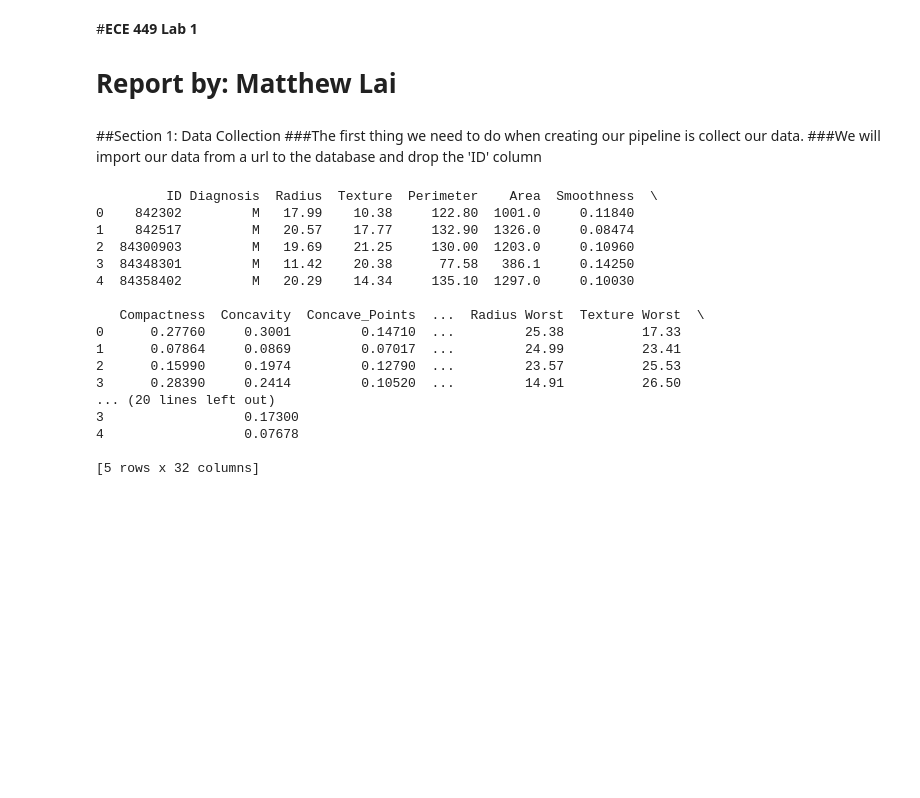
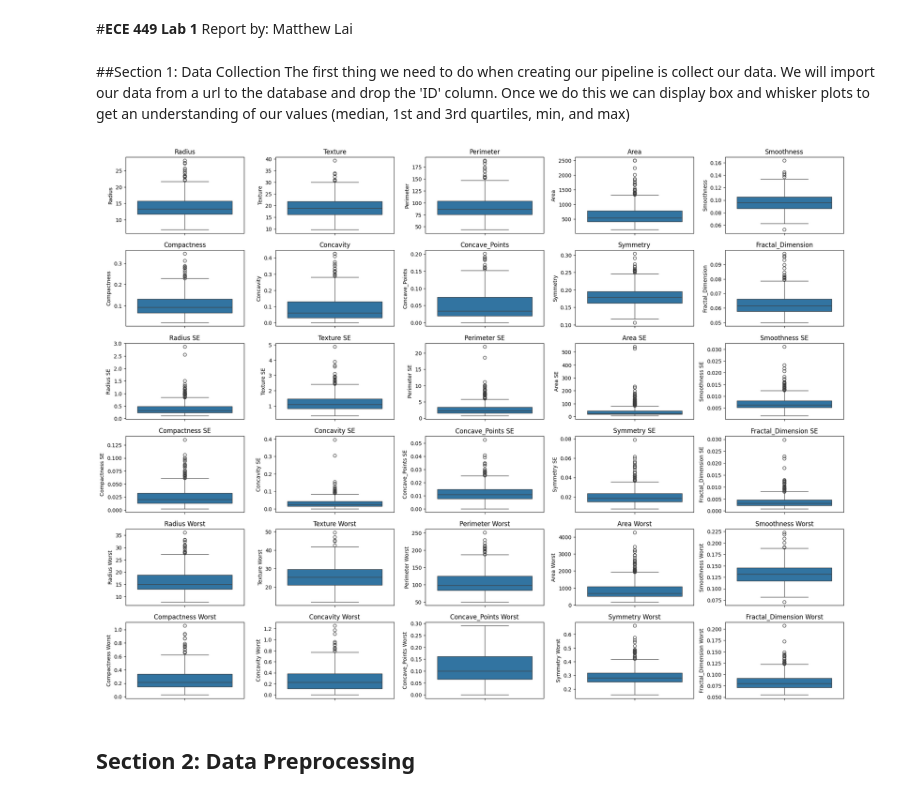
Before and after one commit to matthewlai12/ECE-Lab, a Jupyter notebook: ECE449Lab1.ipynb, the cells around one changed output. Cells and saved outputs as stored; diff of their text form; code cells hidden in the pictures; blank space fills up the shorter version.

```diff
--- a/ECE449Lab1.ipynb
+++ b/ECE449Lab1.ipynb
@@ -2,43 +2,49 @@
 <a href="https://colab.research.google.com/github/matthewlai12/ECE-Lab/blob/main/ECE449Lab1.ipynb" target="_parent"><img src="https://colab.research.google.com/assets/colab-badge.svg" alt="Open In Colab"/></a>
 # %% [markdown]
 #**ECE 449 Lab 1**
-# Report by: Matthew Lai
+Report by: Matthew Lai
 # %% [markdown]
 ##Section 1: Data Collection
-###The first thing we need to do when creating our pipeline is collect our data.
-###We will import our data from a url to the database and drop the 'ID' column
+The first thing we need to do when creating our pipeline is collect our data. We will import our data from a url to the database and drop the 'ID' column. Once we do this we can display box and whisker plots to get an understanding of our values (median, 1st and 3rd quartiles, min, and max)
 # %%
 import pandas as pd
+import seaborn as sns
+import matplotlib.pyplot as plt
 
 
 # DATA COLLECTION:
 # We need to load the dataset in order to prepare it
 # Imported by reading the data csv file from the source
 
 # URL for the dataset
 url = "https://archive.ics.uci.edu/ml/machine-learning-databases/breast-cancer-wisconsin/wdbc.data"
-# We will create our columns to begin sorting the data
+# We will create our columns to begin sorting the data, and name them based on the names (mean, standard error, worst value)
 columns = ['ID', 'Diagnosis', 'Radius', 'Texture', 'Perimeter', 'Area', 'Smoothness', 'Compactness', 'Concavity', 'Concave_Points', 'Symmetry', 'Fractal_Dimension',
            'Radius SE', 'Texture SE', 'Perimeter SE', 'Area SE', 'Smoothness SE', 'Compactness SE', 'Concavity SE', 'Concave_Points SE', 'Symmetry SE', 'Fractal_Dimension SE',
            'Radius Worst', 'Texture Worst', 'Perimeter Worst', 'Area Worst', 'Smoothness Worst', 'Compactness Worst', 'Concavity Worst', 'Concave_Points Worst', 'Symmetry Worst', 'Fractal_Dimension Worst']
 data = pd.read_csv(url, header=None, names=columns)
 
-print(data.head())
+# In order to get rid of the ID columm, we will drop it
+data = data.drop('ID', axis=1)
+
+# We do not want to plot the Diagnosis, so we will drop this column and create a new dataset without it
+features = data.drop('Diagnosis', axis=1)
+
+# Set up the grid for 30 box plots (6 rows, 5 columns)
+fig, axes = plt.subplots(6, 5, figsize=(20, 15))
+
+# Flatten the axes array for easier iteration
+axes = axes.flatten()
+
+# Plot each feature individually
+for i, col in enumerate(features.columns):
+    sns.boxplot(data=features[col], ax=axes[i])
+    axes[i].set_title(col)
+
+# Adjust layout to avoid overlap
+plt.tight_layout()
+plt.show()
 # %% [output]
-         ID Diagnosis  Radius  Texture  Perimeter    Area  Smoothness  \
-0    842302         M   17.99    10.38     122.80  1001.0     0.11840
-1    842517         M   20.57    17.77     132.90  1326.0     0.08474
-2  84300903         M   19.69    21.25     130.00  1203.0     0.10960
-3  84348301         M   11.42    20.38      77.58   386.1     0.14250
-4  84358402         M   20.29    14.34     135.10  1297.0     0.10030
-
-   Compactness  Concavity  Concave_Points  ...  Radius Worst  Texture Worst  \
-0      0.27760     0.3001         0.14710  ...         25.38          17.33
-1      0.07864     0.0869         0.07017  ...         24.99          23.41
-2      0.15990     0.1974         0.12790  ...         23.57          25.53
-3      0.28390     0.2414         0.10520  ...         14.91          26.50
-... (20 lines left out)
-3                  0.17300
-4                  0.07678
-
-[5 rows x 32 columns]
+[figure, added]
+# %% [markdown]
+## Section 2: Data Preprocessing
```
